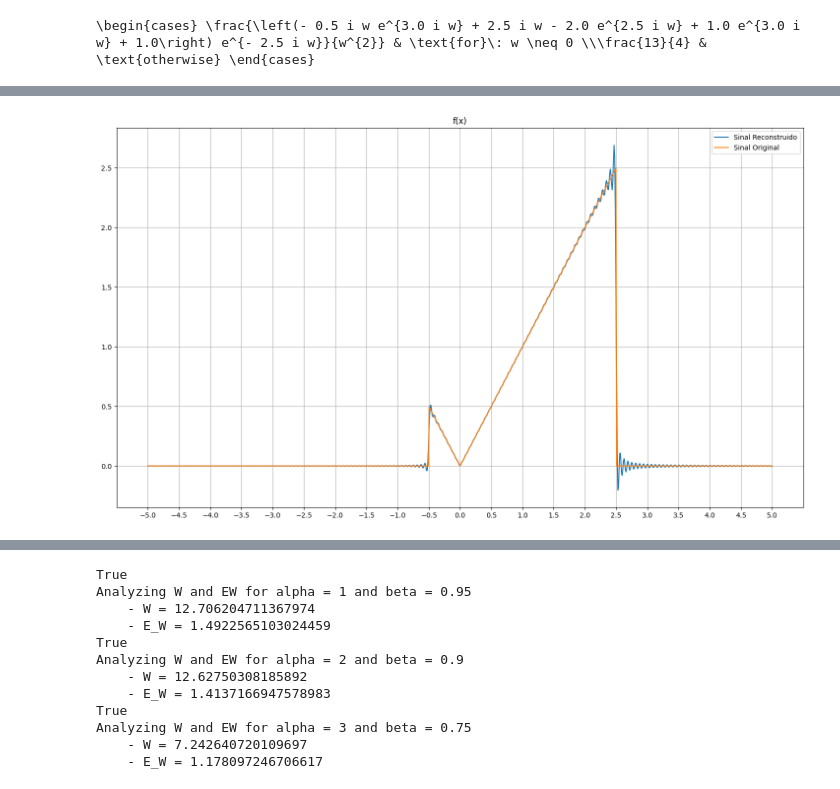
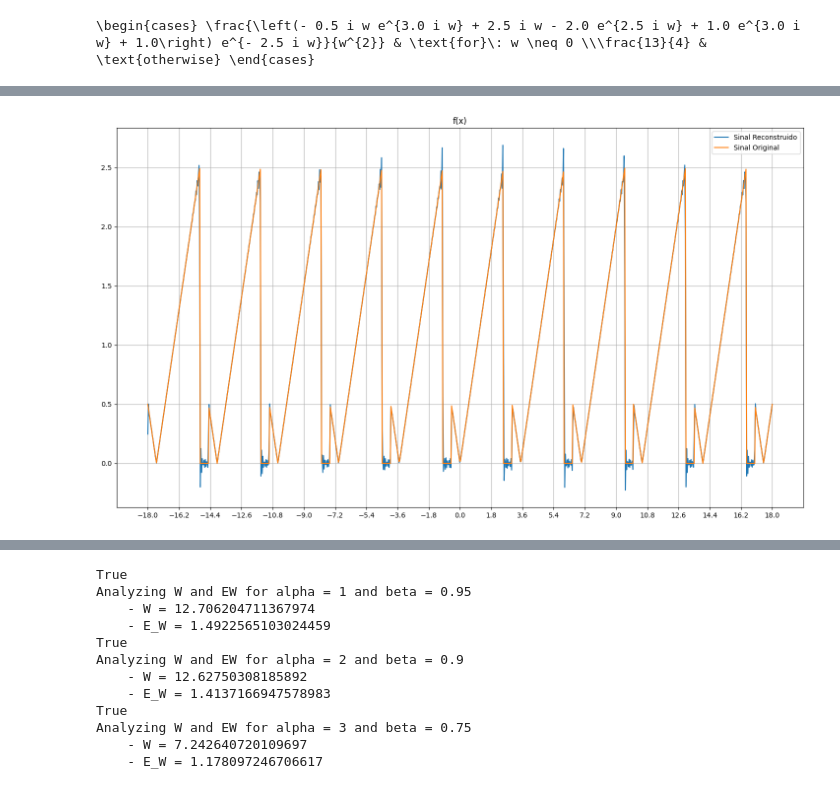
Before and after one commit to JoaoMario109/sinais-e-sistemas, a Jupyter notebook: T3/fourier_T3.ipynb, the cells around one changed output, grey strips where cells are left out. Cells and saved outputs as stored; diff of their text form; code cells hidden in the pictures.

```diff
--- a/T3/fourier_T3.ipynb
+++ b/T3/fourier_T3.ipynb
@@ -429,35 +472,53 @@ $\displaystyle \begin{cases} \frac{\left(- 0.5 i w e^{3.0 i w} + 2.5 i w - 2.0 e
 def f_t_new(w, ts):
     y = np.array([])
     for t in ts:
         y = np.append(y, np.trapz(x_w(w) * np.exp(1j * w * t), w) / (2 * np.pi))  # Normalize within the integration
     return y
 
+def f_t_new_periodic(f_t, w, ts, k, k_t):
+    y = np.zeros_like(ts)
+    for i in range(0, k):
+        y = y + f_t(w, t + (i * k_t))
+        if i == 0:
+            continue
+        y = y + f_t(w, t - (i * k_t))
+    return y
+
+def x_t_periodic(x_t, t, k, k_t):
+    y = np.zeros_like(t)
+    for i in range(0, k):
+        y = y + x_t(t + (i * k_t))
+        if i == 0:
+            continue
+        y = y + x_t(t - (i * k_t))
+    return y
+
 def x_t(t):
     return (np.abs(t) * pulse(t, -0.5, 2.5))
 
 # limites do grafico
-x_min = -5
-x_max = 5
+x_min = -18
+x_max = 18
 # Criando um vetor de t
 t = np.linspace(x_min, x_max, 1000)
 
 # Cria a figura e o plot e ativa o grid
 fig, ax = plt.subplots(1, 1, figsize = (18, 10))
 
 # Criando um vetor de velocidades angulares
 w = np.linspace(-100, 100, 10000)
 
 # Configurando o grafico
 ax.set_title(f'f(x)')
 ax.set_xticks(np.arange(x_min, x_max + 0.1, x_max / 10))
 ax.grid()
 
 # Cria o grafico da onda estimada
-ax.plot(t, f_t_new(w, t), label="Sinal Reconstruido")
-ax.plot(t, x_t(t), label="Sinal Original")
+ax.plot(t, f_t_new_periodic(f_t_new, w, t, 6, 3.5), label="Sinal Reconstruido")
+ax.plot(t, x_t_periodic(x_t, t, 6, 3.5), label="Sinal Original")
 
 ax.legend()
 # Show the plot
 plt.show()
 # %% [output]
-[figure, old version]
+[figure, new version]
```
Also changed, not shown: parts of 23 cells of this notebook.
